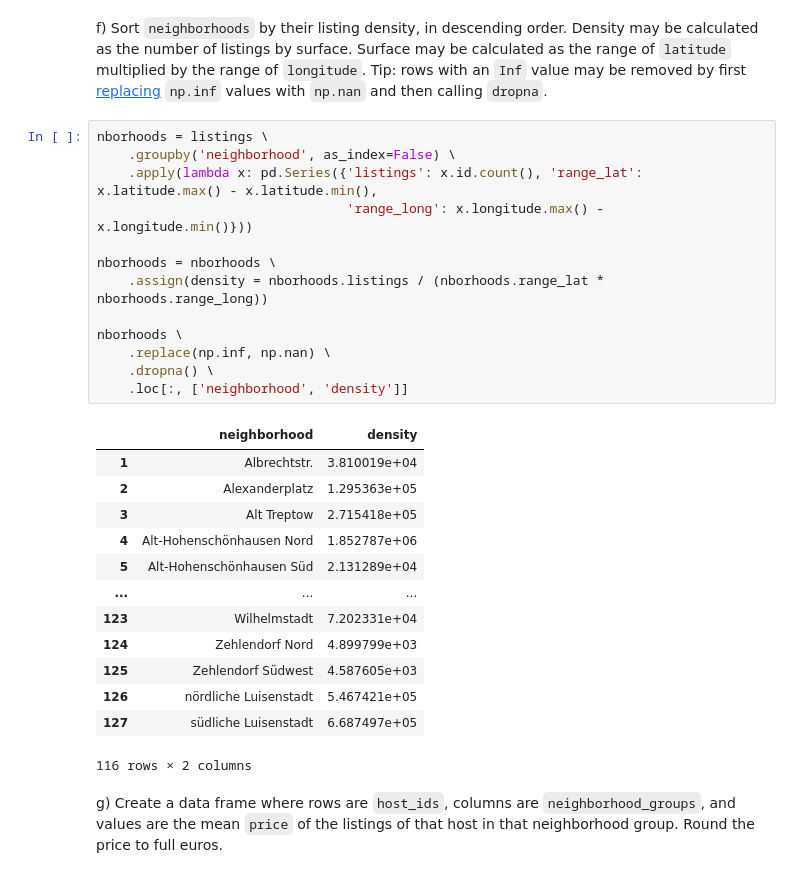
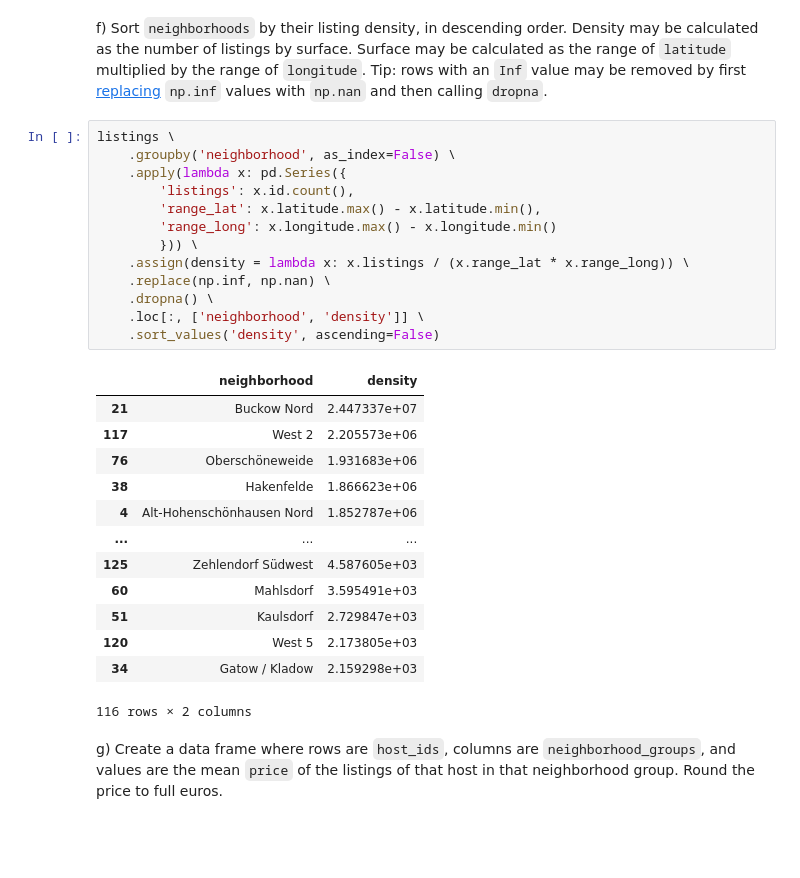
Before and after one commit to Gogonemnem/tu-delft-assignments, a Jupyter notebook: assignment2/data.exercises_b.ipynb, the cells around one changed output. Saved outputs shown, nothing was run; the diff lists cells and outputs as text; blank space fills up the shorter version.

```diff
--- a/assignment2/data.exercises_b.ipynb
+++ b/assignment2/data.exercises_b.ipynb
@@ -127,31 +114,31 @@ listings \
 # %% [markdown]
 f) Sort `neighborhoods` by their listing density, in descending order. Density may be calculated as the number of listings by surface. Surface may be calculated as the range of `latitude` multiplied by the range of `longitude`. Tip: rows with an `Inf` value may be removed by first [replacing](https://pandas.pydata.org/docs/reference/api/pandas.DataFrame.replace.html) `np.inf` values with `np.nan` and then calling `dropna`.
 # %%
-nborhoods = listings \
+listings \
     .groupby('neighborhood', as_index=False) \
-    .apply(lambda x: pd.Series({'listings': x.id.count(), 'range_lat': x.latitude.max() - x.latitude.min(),
-                                'range_long': x.longitude.max() - x.longitude.min()}))
-
-nborhoods = nborhoods \
-    .assign(density = nborhoods.listings / (nborhoods.range_lat * nborhoods.range_long))
-
-nborhoods \
+    .apply(lambda x: pd.Series({
+        'listings': x.id.count(),
+        'range_lat': x.latitude.max() - x.latitude.min(),
+        'range_long': x.longitude.max() - x.longitude.min()
+        })) \
+    .assign(density = lambda x: x.listings / (x.range_lat * x.range_long)) \
     .replace(np.inf, np.nan) \
     .dropna() \
-    .loc[:, ['neighborhood', 'density']]
+    .loc[:, ['neighborhood', 'density']] \
+    .sort_values('density', ascending=False)
 # %% [output]
 |  | neighborhood | density |
-| 1 | Albrechtstr. | 3.810019e+04 |
-| 2 | Alexanderplatz | 1.295363e+05 |
-| 3 | Alt Treptow | 2.715418e+05 |
+| 21 | Buckow Nord | 2.447337e+07 |
+| 117 | West 2 | 2.205573e+06 |
+| 76 | Oberschöneweide | 1.931683e+06 |
+| 38 | Hakenfelde | 1.866623e+06 |
 | 4 | Alt-Hohenschönhausen Nord | 1.852787e+06 |
-| 5 | Alt-Hohenschönhausen Süd | 2.131289e+04 |
 | ... | ... | ... |
-| 123 | Wilhelmstadt | 7.202331e+04 |
-| 124 | Zehlendorf Nord | 4.899799e+03 |
 | 125 | Zehlendorf Südwest | 4.587605e+03 |
-| 126 | nördliche Luisenstadt | 5.467421e+05 |
-| 127 | südliche Luisenstadt | 6.687497e+05 |
+| 60 | Mahlsdorf | 3.595491e+03 |
+| 51 | Kaulsdorf | 2.729847e+03 |
+| 120 | West 5 | 2.173805e+03 |
+| 34 | Gatow / Kladow | 2.159298e+03 |
 116 rows × 2 columns
 # %% [markdown]
 g) Create a data frame where rows are `host_ids`, columns are `neighborhood_groups`, and values are the mean `price` of the listings of that host in that neighborhood group. Round the price to full euros.
```
Also changed, not shown: parts of 5 cells of this notebook.
